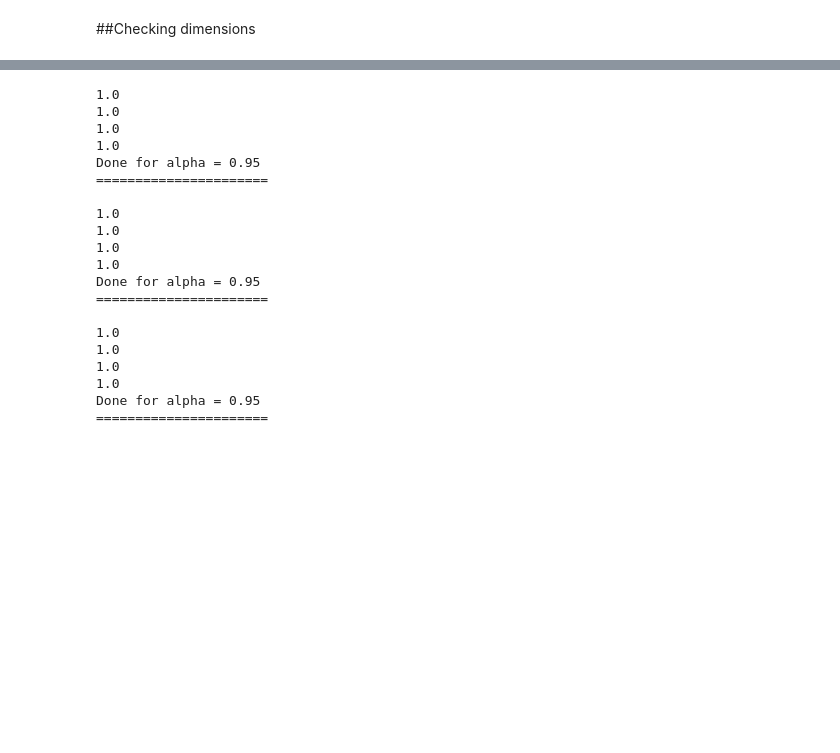
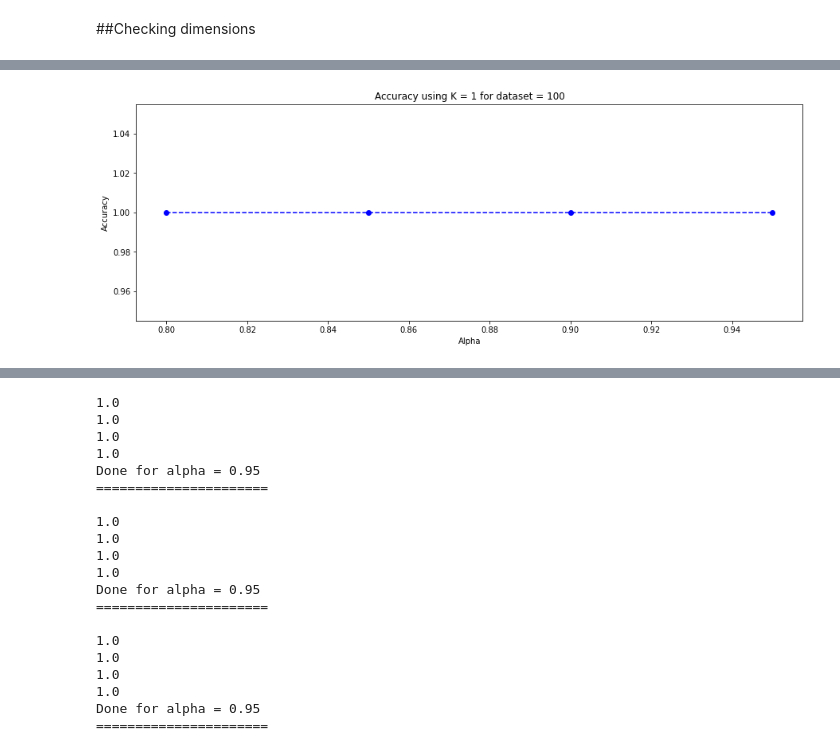
Before and after one commit to 74Mazen74/Face-Recognition, a Jupyter notebook: Assignment_1_PR.ipynb, the cells around one changed output, grey strips where cells are left out. Cells and saved outputs as stored; diff of their text form; code cells hidden in the pictures; blank space fills up the shorter version.

```diff
--- a/Assignment_1_PR.ipynb
+++ b/Assignment_1_PR.ipynb
@@ -575,0 +548,5 @@ plt.show()
+# %%
+labels2= np.array([])
+for i in range(1,401):
+  labels2 = np.append(labels2,1)
+labels2.shape
@@ -575,0 +555,75 @@ plt.show()
+# %%
+images1 = np.ones((1, 10304))
+labels1=np.array([])
+# alphabet=np.array([])
+# for a in alphabet:
+loops = np.array([100,200,300,400])
+for loop in loops:
+  photos=[i for i in range(1, loop+1)]
+  for photo in photos:
+      img1 = cv2.imread('/content/sample_data/animals/animals/'+str(photo)+".jpg",0) # zero for gray scale
+      img1 = np.resize(img1,(92,112))
+      img1 = np.reshape(img1, (1, 10304))
+      images1 = np.append(images1, img1, axis=0)
+      labels1 = np.append(labels1, 2)
+  labels1=np.array(labels1)
+  images1=images1[1:,]
+
+  # labels2.shape
+
+  total_images= np.concatenate((images, images1))
+  total_labels= np.concatenate((labels2, labels1))
+
+  X_train1=total_images[1::2] # Odd
+  X_test1=total_images[0::2]  # Even
+  y_train1=total_labels[1::2] # Odd
+  y_test1=total_labels[0::2]  # Even
+
+  accuracy1=[]
+  alphas_dict_proj1={} # each key represents a value of alpha , the value of each key is a list containing two matrices , first is proj train , second is proj test
+  alphas_dict_acc1={}
+  alphas_dict_acc1["0.8"]=[]
+  alphas_dict_acc1["0.85"]=[]
+  alphas_dict_acc1["0.9"]=[]
+  alphas_dict_acc1["0.95"]=[]
+
+  model1 = KNeighborsClassifier(n_neighbors=1)
+  alphas1=[0.8,0.85,0.9,0.95]
+  for alpha in alphas1:
+    print("------X_train-------")
+    print(X_train1.shape)
+    print("------X_test-------")
+    print(X_test1.shape)
+    matrices1=[]
+    projected_training1, projected_testing1 = PCA(alpha,X_train1,X_test1)
+    matrices1.append(projected_training1)
+    matrices1.append(projected_testing1)
+    alphas_dict_proj1[str(alpha)]=matrices1
+    model1.fit(projected_training1, y_train1)
+    test_pred1 = model1.predict(projected_testing1)
+    #print(classification_report(y_test, test_pred))
+    acc1=accuracy_score(y_test1, test_pred1)
+    print(acc1)
+    alphas_dict_acc1[str(alpha)].append(acc1)
+    accuracy1.append(acc1)
+
+  plt.figure(figsize=(15,5))
+  plt.plot(alphas1, accuracy1,'--bo', label='line with marker')
+  plt.xlabel("Alpha")
+  plt.ylabel("Accuracy")
+  plt.title("Accuracy using K = 1 for dataset = " +str(loop))
+  plt.show()
+  train_data = pd.DataFrame(X_train1,index=y_train1)
+  U = LDA(39, train_data, 10304, 2)
+  projected_train_data = np.array(np.matmul(X_train1, U.T))
+  projected_test_data = np.array(np.matmul(X_test1, U.T))
+  k_values = [1, 3, 5, 7]
+  acc = []
+  for k in k_values:
+      acc.append(classify(projected_train_data, y_train1, projected_test_data, y_test1, k))
+  plt.plot(k_values, acc)
+  plt.xlabel('Number of neighbors')
+  plt.ylabel('Acc')
+  plt.title('K tunning graph for dataset = '+str(loop))
+  plt.show()
+# %% [output]
@@ -575,0 +647 @@ plt.show()
+[figure, added]
```
Also changed, not shown: parts of 18 cells of this notebook.
